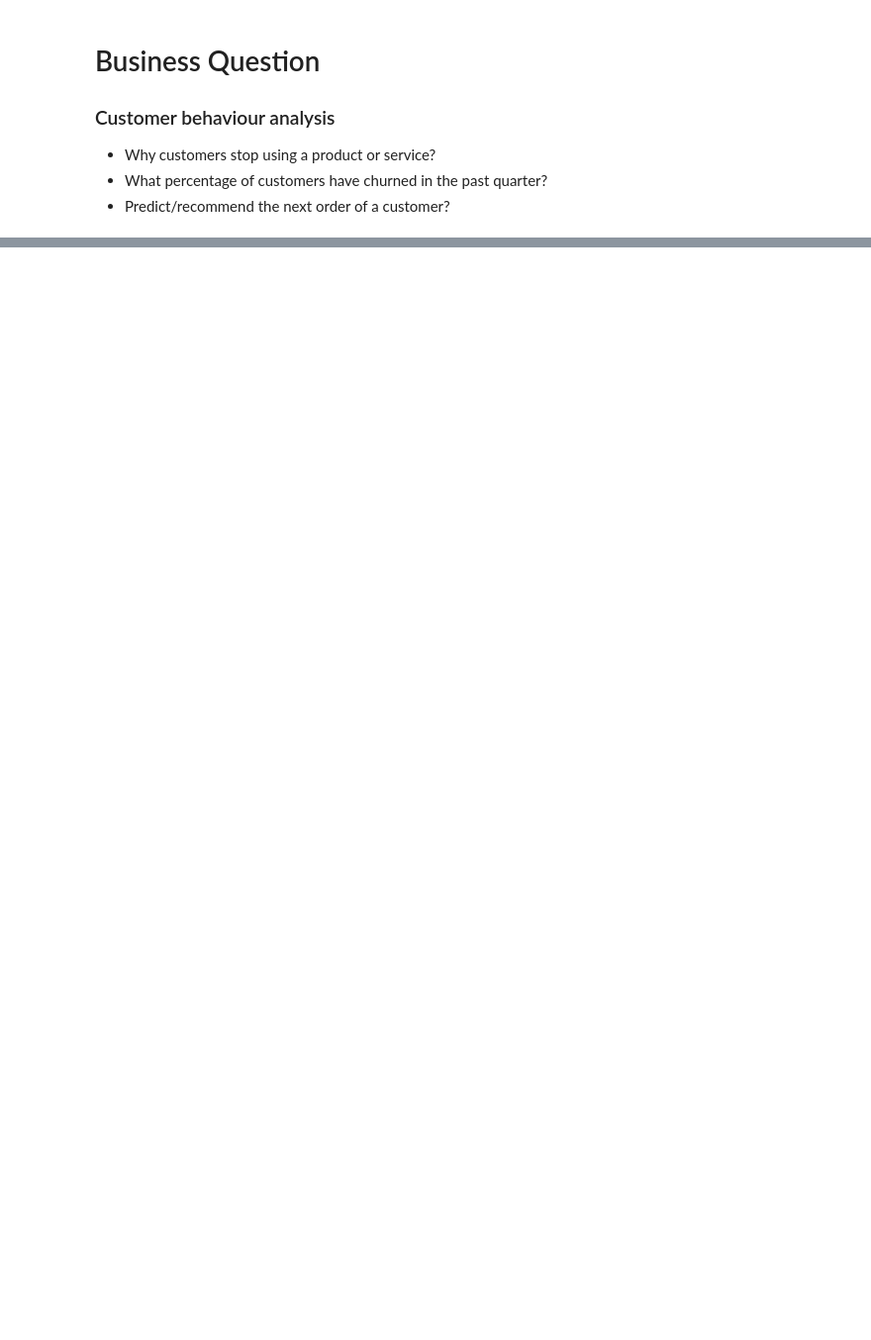
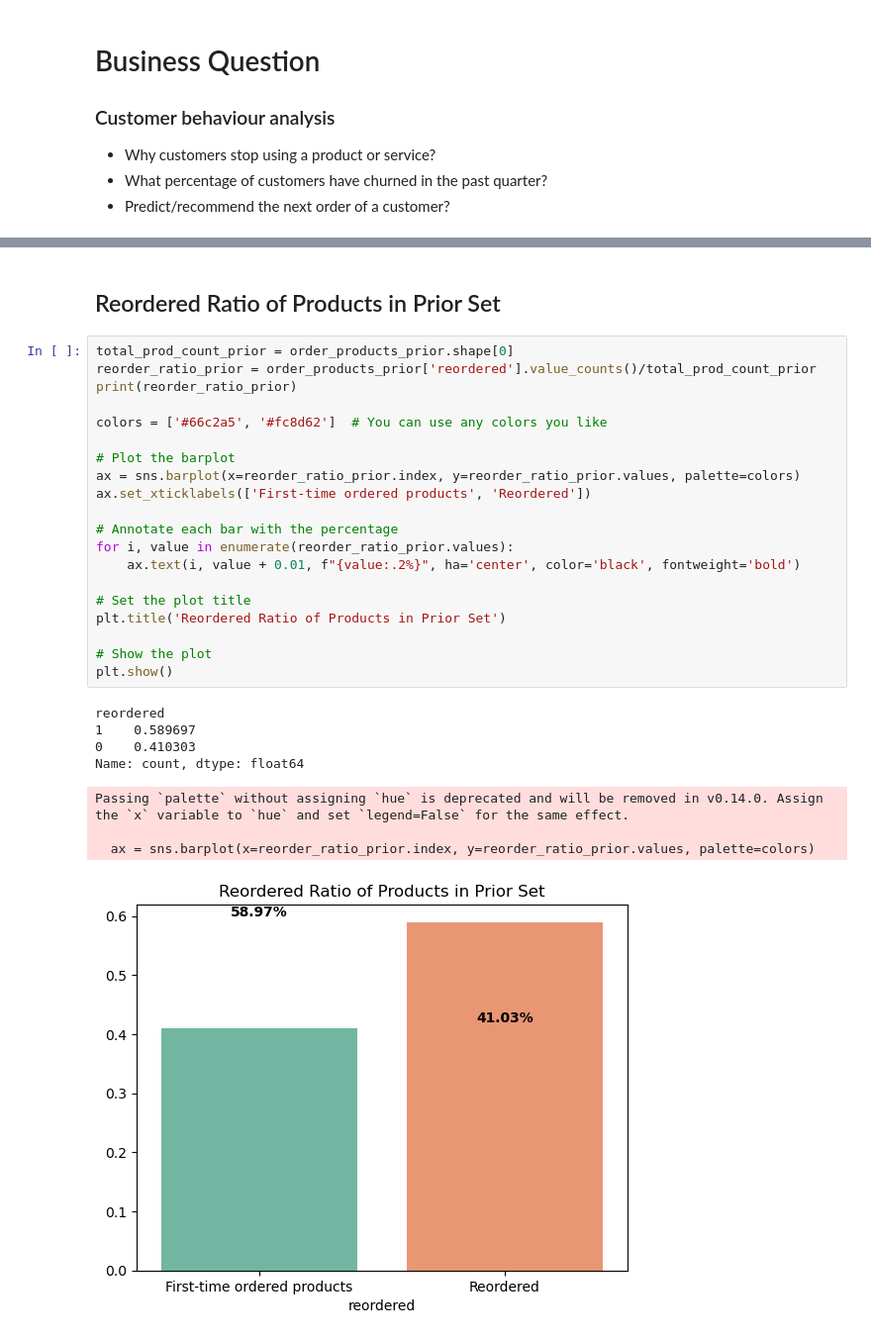
Before and after one commit to mirajkarsneha/instacart-market-basket-analysis, a Jupyter notebook: main.ipynb, the cells around one changed output, grey strips where cells are left out. Shown at 99% size. Drawn from its saved outputs; the diff is of its cells as text; blank space fills up the shorter version.

```diff
--- a/main.ipynb
+++ b/main.ipynb
@@ -114,0 +56,31 @@ df
+# %% [markdown]
+## Reordered Ratio of Products in Prior Set
+# %%
+total_prod_count_prior = order_products_prior.shape[0]
+reorder_ratio_prior = order_products_prior['reordered'].value_counts()/total_prod_count_prior
+print(reorder_ratio_prior)
+
+colors = ['#66c2a5', '#fc8d62']  # You can use any colors you like
+
+# Plot the barplot
+ax = sns.barplot(x=reorder_ratio_prior.index, y=reorder_ratio_prior.values, palette=colors)
+ax.set_xticklabels(['First-time ordered products', 'Reordered'])
+
+# Annotate each bar with the percentage
+for i, value in enumerate(reorder_ratio_prior.values):
+    ax.text(i, value + 0.01, f"{value:.2%}", ha='center', color='black', fontweight='bold')
+
+# Set the plot title
+plt.title('Reordered Ratio of Products in Prior Set')
+
+# Show the plot
+plt.show()
+# %% [output]
+reordered
+1    0.589697
+0    0.410303
+Name: count, dtype: float64
+Passing `palette` without assigning `hue` is deprecated and will be removed in v0.14.0. Assign the `x` variable to `hue` and set `legend=False` for the same effect.
+
+  ax = sns.barplot(x=reorder_ratio_prior.index, y=reorder_ratio_prior.values, palette=colors)
+[figure, added]
```
Also changed, not shown: parts of 20 cells of this notebook.
